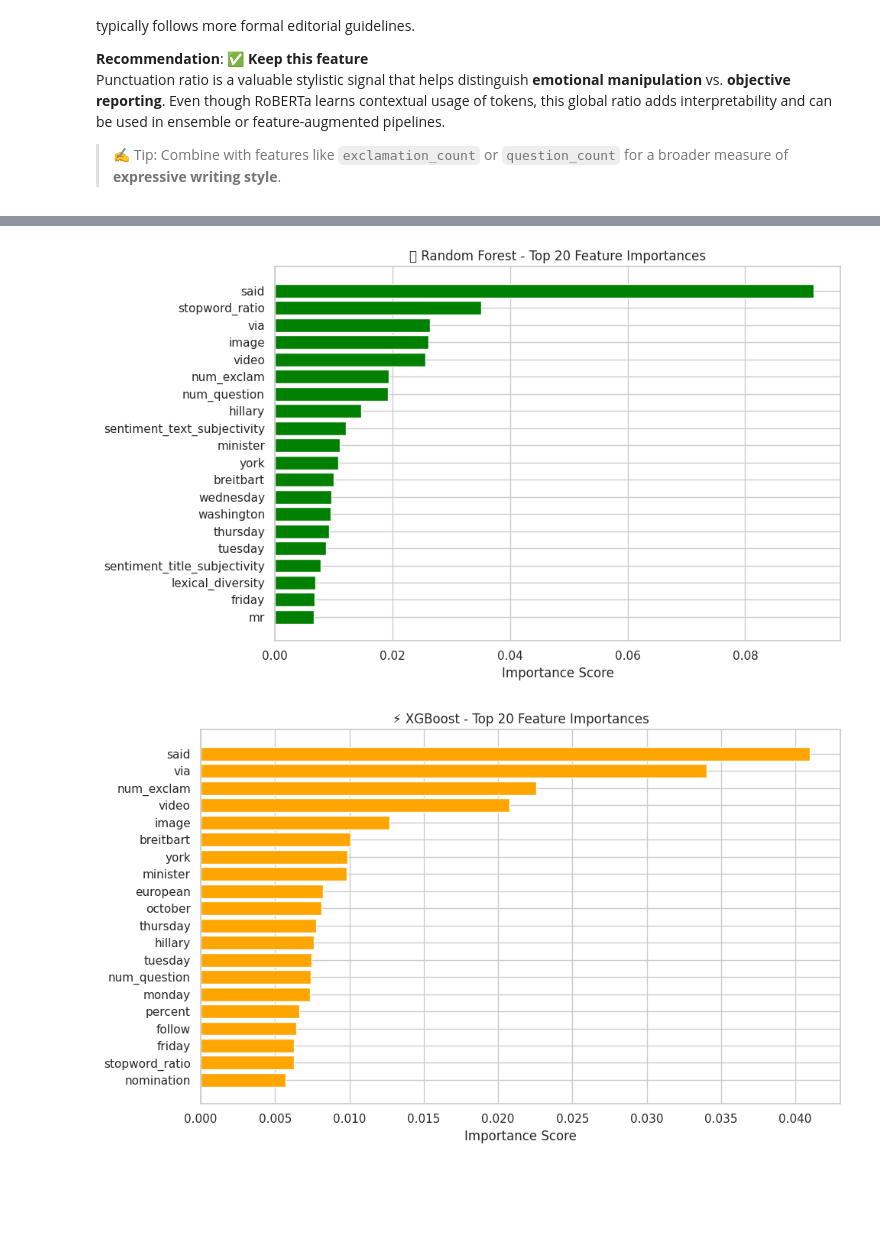
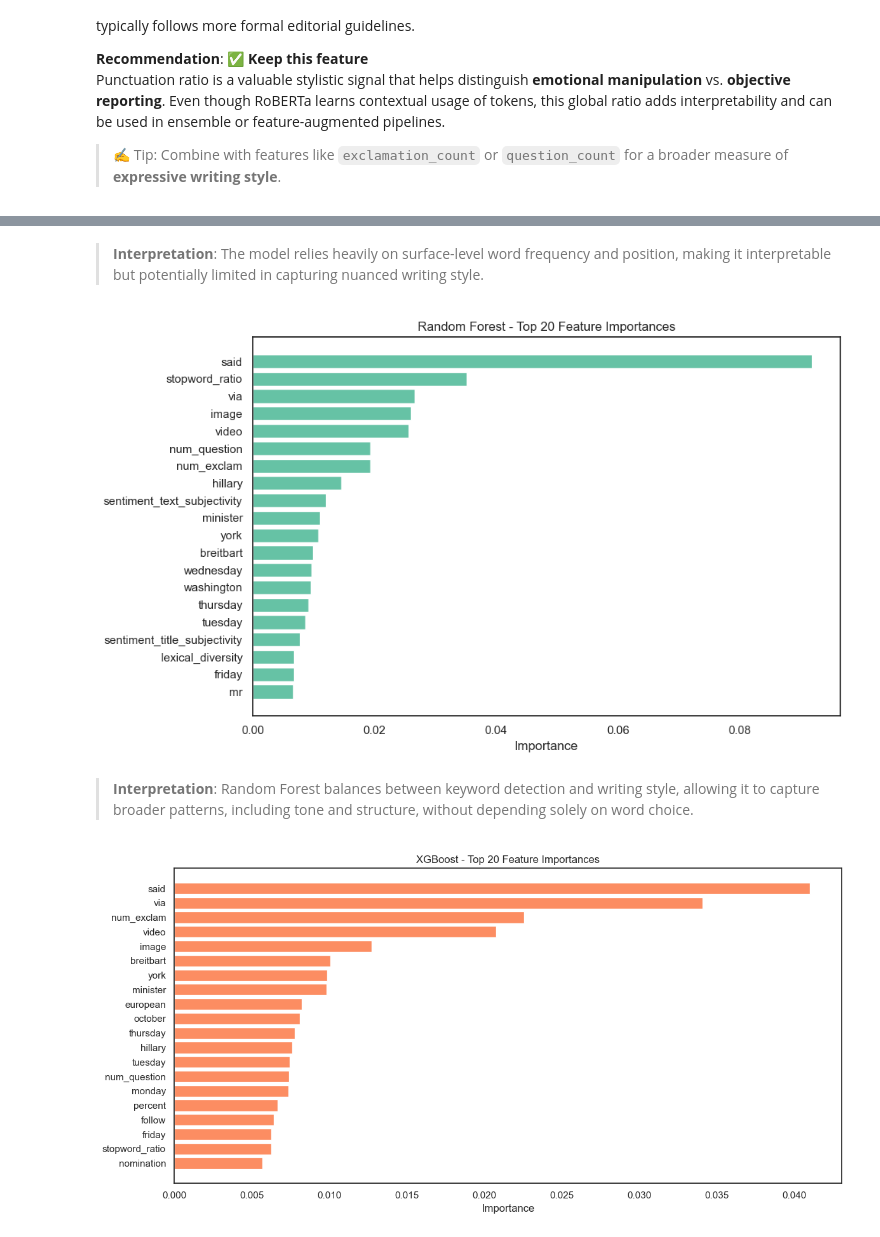
Before and after one commit to atyantjain/ai_based_fake_news_detection, a Jupyter notebook: AI_2 (1).ipynb, the cells around one changed output, grey strips where cells are left out. Saved outputs shown, nothing was run; the diff lists cells and outputs as text; code cells hidden in the pictures; blank space fills up the shorter version.

Commit message:
modified:   the modeling part with refactered visualisation and insights comments.

```diff
--- a/AI_2 (1).ipynb
+++ b/AI_2 (1).ipynb
@@ -1,8 +1,8 @@
 # %% [markdown]
 #Import Data
 # %%
-from google.colab import drive
-drive.mount('/content/drive')
+#from google.colab import drive
+#drive.mount('/content/drive')
 
-file_path_true = "/content/drive/My Drive/Autumn 2025/Aritificial Intelligence Principles and Applications/AT3/WELFake_Dataset.csv"
+file_path_true = "/Users/atyantjain/Downloads/WELFake_Dataset.csv"
 # file_path_true = "/content/drive/My Drive/WELFake_Dataset.csv"
@@ -890,3 +1027,5 @@ plt.show()
+# %% [markdown]
+>**Interpretation**: The model relies heavily on surface-level word frequency and position, making it interpretable but potentially limited in capturing nuanced writing style.
 # %%
 import numpy as np
 
@@ -899,29 +1038,42 @@ top_rf_features = [all_feature_names[i] for i in rf_indices]
 top_rf_importances = rf_importances[rf_indices]
 
 # Plot
+rf_color  = palette[0]
 plt.figure(figsize=(10, 6))
-plt.barh(top_rf_features[::-1], top_rf_importances[::-1], color='green')
-plt.xlabel("Importance Score")
-plt.title("🌳 Random Forest - Top 20 Feature Importances")
+plt.barh(
+    top_rf_features[::-1],
+    top_rf_importances[::-1],
+    color=rf_color
+)
+plt.xlabel("Importance")
+plt.title("Random Forest - Top 20 Feature Importances")
 plt.tight_layout()
 plt.show()
 # %% [output]
-[figure, old version]
+[figure, new version]
+# %% [markdown]
+>**Interpretation**: Random Forest balances between keyword detection and writing style, allowing it to capture broader patterns, including tone and structure, without depending solely on word choice.
 # %%
 # Get feature importances
 xgb_importances = xgb.feature_importances_
 
 # Sort top 20 features
 xgb_indices = np.argsort(xgb_importances)[-20:][::-1]
 top_xgb_features = [all_feature_names[i] for i in xgb_indices]
 top_xgb_importances = xgb_importances[xgb_indices]
 
 # Plot
-plt.figure(figsize=(10, 6))
-plt.barh(top_xgb_features[::-1], top_xgb_importances[::-1], color='orange')
-plt.xlabel("Importance Score")
-plt.title("⚡ XGBoost - Top 20 Feature Importances")
+xgb_color = palette[1]  # the orange tone you used for XGBoost CM
+plt.figure(figsize=(12, 6))
+plt.barh(
+    top_xgb_features[::-1],
+    top_xgb_importances[::-1],
+    color=xgb_color
+)
+plt.xlabel("Importance")
+plt.title("XGBoost - Top 20 Feature Importances")
 plt.tight_layout()
+plt.savefig("xgboost_top_features.svg",format='svg', bbox_inches='tight')
 plt.show()
 # %% [output]
-[figure, old version]
+[figure, new version]
```
Also changed, not shown: parts of 38 cells of this notebook.
